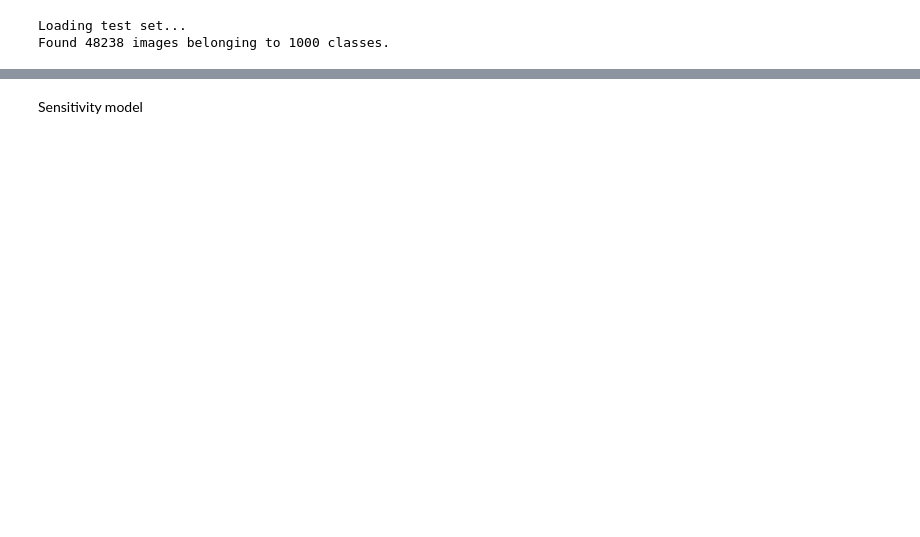
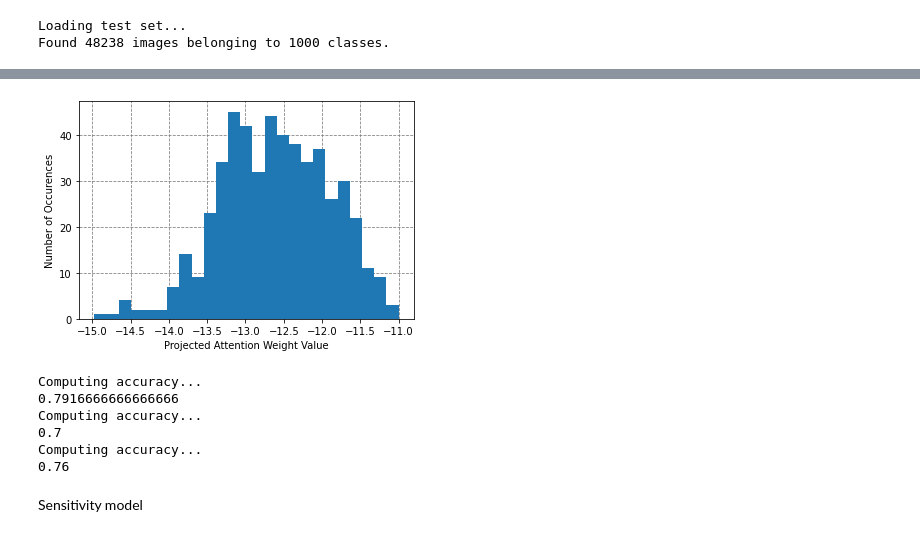
Before and after one commit to mazabdul7/msc_attention_project, a Jupyter notebook: evaluate_models.ipynb, the cells around one changed output, grey strips where cells are left out. Drawn from its saved outputs; the diff is of its cells as text; code cells hidden in the pictures; blank space fills up the shorter version.

```diff
--- a/evaluate_models.ipynb
+++ b/evaluate_models.ipynb
@@ -143 +144,22 @@ ax2.set_xlim([0, 2])
+# %%
+# a = model.get_layer('attention_block5_conv1').seeds.numpy()
+# print(np.sum(a==0)/(a.shape[0]*a.shape[1]))
+for dim in [256]:
+    model = tf.keras.models.load_model('models/vgg_trained')
+    model.trainable = False
+    model = insert_attention_layer_in_keras(p_mat_dict[dim], model, ['block5_conv1'])
+
+    # model.load_weights(f'models/task_models_fixed_test/n02906734/{dim}/model_weights')
+    pj =  (model.get_layer('attention_block5_conv1').seeds@model.get_layer('attention_block5_conv1').projection_mat)+model.get_layer('attention_block5_conv1').bias
+    fig2, ax2 = plt.subplots()
+    ax2.set_axisbelow(True)
+    ax2.yaxis.grid(color='gray', linestyle='dashed')
+    ax2.xaxis.grid(color='gray', linestyle='dashed')
+    ax2.hist(pj.numpy().tolist(), bins=25)
+    ax2.set_xlabel('Projected Attention Weight Value')
+    ax2.set_ylabel('Number of Occurences')
+    #ax2.set_xlim([0, 2])
+    fig2.savefig(f'ex1_before.png', dpi=300)
+# %% [output]
+[figure, added]
 # %%
@@ -185,34 +186,49 @@ for i in [17,42,90]:
 # %%
-acc = pd.DataFrame(columns=['group', 'class', 17, 42, 90, 256])
-acc_baseline = pd.DataFrame(columns=['group', 'class', 17, 42, 90, 256])
+# acc = pd.DataFrame(columns=['group', 'class', 4, 17, 42, 90, 256])
+# acc_baseline = pd.DataFrame(columns=['group', 'class', 4, 17, 42, 90, 256])
+# sparsity = pd.DataFrame(columns=['group', 'class', 4, 17, 42, 90, 256])
+# ws = []
 
-for cl in classes:
-    acc = acc.append({'group':'ave' if cl in ave else 'kitchen', 'class':cl, 17:0, 42:0, 90:0, 256:0}, ignore_index=True)
-    acc_baseline = acc_baseline.append({'group':'ave' if cl in ave else 'kitchen', 'class':cl, 17:0, 42:0, 90:0, 256:0}, ignore_index=True)
+# for cl in classes:
+#     acc = acc.append({'group':'ave' if cl in ave else 'kitchen', 'class':cl, 4:0, 17:0, 42:0, 90:0, 256:0}, ignore_index=True)
+#     acc_baseline = acc_baseline.append({'group':'ave' if cl in ave else 'kitchen', 'class':cl, 4:0, 17:0, 42:0, 90:0, 256:0}, ignore_index=True)
+#     sparsity = sparsity.append({'group':'ave' if cl in ave else 'kitchen', 'class':cl, 4:0, 17:0, 42:0, 90:0, 256:0}, ignore_index=True)
 
-# Begin the tests for each class (baseline)
-for dim in [17, 42, 90, 256]:
+# #Begin the tests for each class (baseline)
+# for dim in [512]:
+#     model = tf.keras.models.load_model('models/vgg_trained')
+#     model.trainable = False
+#     model = insert_attention_layer_in_keras(p_mat_dict[dim], model, ['block5_conv1'])
+
+#     model.load_weights(f'models/baseline_fixed/{dim}/model_weights')
+#     for cl in classes:
+#         test_set.set_target_sampling([cl], [1])
+#         acc_val = test_model(model, test_set, cl)
+#         acc_baseline.loc[classes.index(cl), dim] = acc_val
+
+# Begin the tests for each class (target)
+for dim in [256]:
     model = tf.keras.models.load_model('models/vgg_trained')
     model.trainable = False
     model = insert_attention_layer_in_keras(p_mat_dict[dim], model, ['block5_conv1'])
 
-    model.load_weights(f'models/baselines/baseline{dim}')
-    for cl in classes:
+    for cl in kitchen[:3]:
+        model.load_weights(f'models/task_models_fixed_test/{cl}/{str(dim)}/model_weights')
         test_set.set_target_sampling([cl], [1])
         acc_val = test_model(model, test_set, cl)
-        acc_baseline.loc[classes.index(cl), dim] = acc_val
-
-# Begin the tests for each class (target)
-for dim in [17, 42, 90, 256]:
-    model = tf.keras.models.load_model('models/vgg_trained')
-    model.trainable = False
-    model = insert_attention_layer_in_keras(p_mat_dict[dim], model, ['block5_conv1'])
-
-    model.load_weights(f'models/task_models/{cl}/{dim}/model_weights', )
-    for cl in classes:
-        test_set.set_target_sampling([cl], [1])
-        acc_val = test_model(model, test_set, cl)
-        acc.loc[classes.index(cl), dim] = acc_val
+        # acc.loc[classes.index(cl), dim] = acc_val
+        # a = model.get_layer('attention_block5_conv1').seeds.numpy()
+        # sparsity_val = np.sum(a==0)/(a.shape[0]*a.shape[1])
+        # sparsity.loc[classes.index(cl), dim] = sparsity_val
+        print(acc_val)
+        #ws.append(np.sum(np.where(((model.get_layer('attention_block5_conv1').seeds @ model.get_layer('attention_block5_conv1').projection_mat )+ model.get_layer('attention_block5_conv1').bias)<0)))
+# %% [output]
+Computing accuracy...
+0.7916666666666666
+Computing accuracy...
+0.7
+Computing accuracy...
+0.76
 # %% [markdown]
 Sensitivity model
 # %%
```
Also changed, not shown: parts of 27 cells of this notebook, 21 other files.
